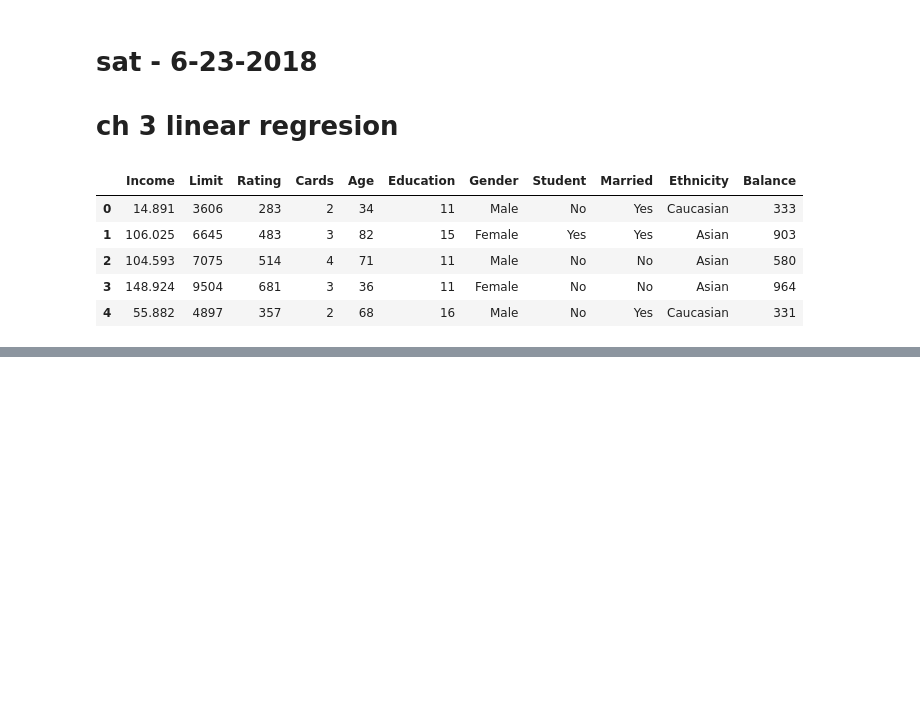
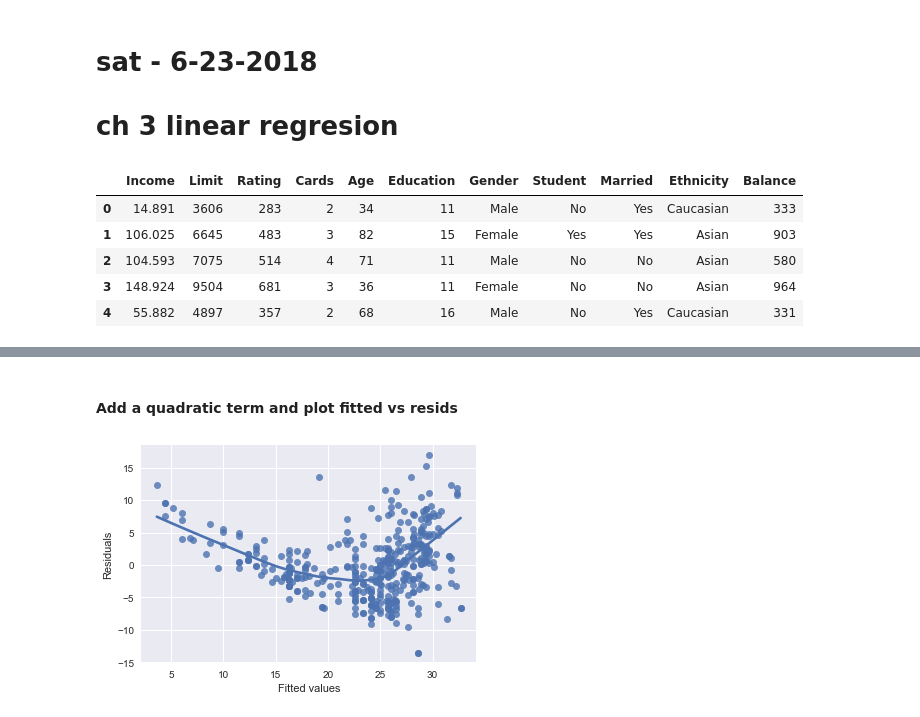
Before and after one commit to alexhchao/ISL, a Jupyter notebook: ISL_ch_3_linear_regression.ipynb, the cells around one changed output, grey strips where cells are left out. Cells and saved outputs as stored; diff of their text form; code cells hidden in the pictures; blank space fills up the shorter version.

```diff
--- a/ISL_ch_3_linear_regression.ipynb
+++ b/ISL_ch_3_linear_regression.ipynb
@@ -184,0 +294,6 @@ student_vs_non_student.plot()
+# %% [markdown]
+#### Add a quadratic term and plot fitted vs resids
+# %%
+plot_fitted_vs_resids(model)
+# %% [output]
+[figure, added]
```
Also changed, not shown: parts of 27 cells of this notebook, 4 other files.
